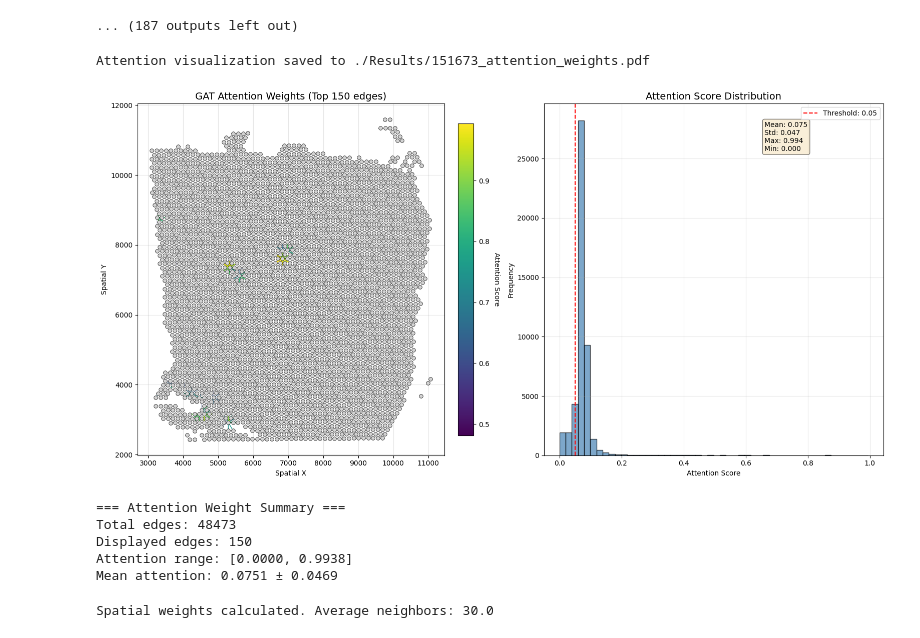
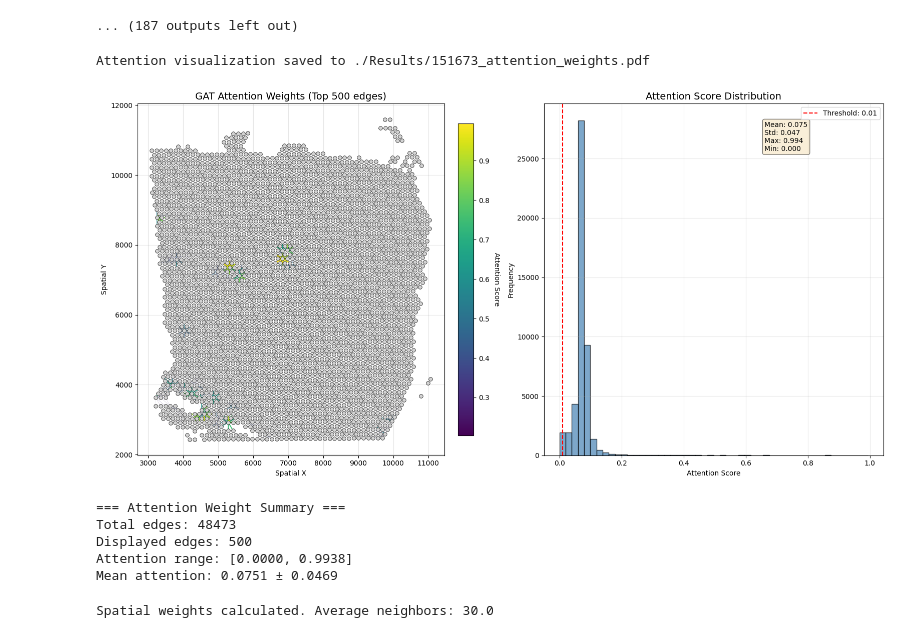
Before and after one commit to HarshaSatyavardhan/DeepST, a Jupyter notebook: run_deepst.ipynb, the cells around one changed output. Cells and saved outputs as stored; diff of their text form; code cells hidden in the pictures.

```diff
--- a/run_deepst.ipynb
+++ b/run_deepst.ipynb
@@ -304,39 +304,39 @@ def visualize_gat_attention(
     textstr += f'Min: {attention_scores.min():.3f}'
     ax2.text(0.65, 0.95, textstr, transform=ax2.transAxes, fontsize=10,
              verticalalignment='top', bbox=dict(boxstyle='round', facecolor='wheat', alpha=0.5))
 
     plt.tight_layout()
 
     if save_path:
         plt.savefig(save_path, dpi=300, bbox_inches='tight')
         print(f"Attention visualization saved to {save_path}")
 
     plt.show()
 
     # Print summary
     print(f"\n=== Attention Weight Summary ===")
     print(f"Total edges: {len(attention_scores)}")
     print(f"Displayed edges: {len(filtered_scores)}")
     print(f"Attention range: [{attention_scores.min():.4f}, {attention_scores.max():.4f}]")
     print(f"Mean attention: {attention_scores.mean():.4f} ± {attention_scores.std():.4f}")
 
 # Visualize the attention weights
 if 'gat_attention' in adata.uns:
     visualize_gat_attention(
         adata,
-        top_k=150,  # Show top 150 attention connections
-        min_attention_threshold=0.05,  # Minimum attention score to display
+        top_k=500,  # Show top 150 attention connections
+        min_attention_threshold=0.01,  # Minimum attention score to display
         figsize=(16, 8),
         save_path=os.path.join(RESULTS_DIR, f"{SAMPLE_ID}_attention_weights.pdf")
     )
 else:
     print("No attention weights found. Make sure to use Conv_type='GATConv' when training.")
 # %% [output]
 Attention visualization saved to ./Results/151673_attention_weights.pdf
-[figure, old version]
+[figure, new version]
 === Attention Weight Summary ===
 Total edges: 48473
-Displayed edges: 150
+Displayed edges: 500
 Attention range: [0.0000, 0.9938]
 Mean attention: 0.0751 ± 0.0469
 # %%
```
